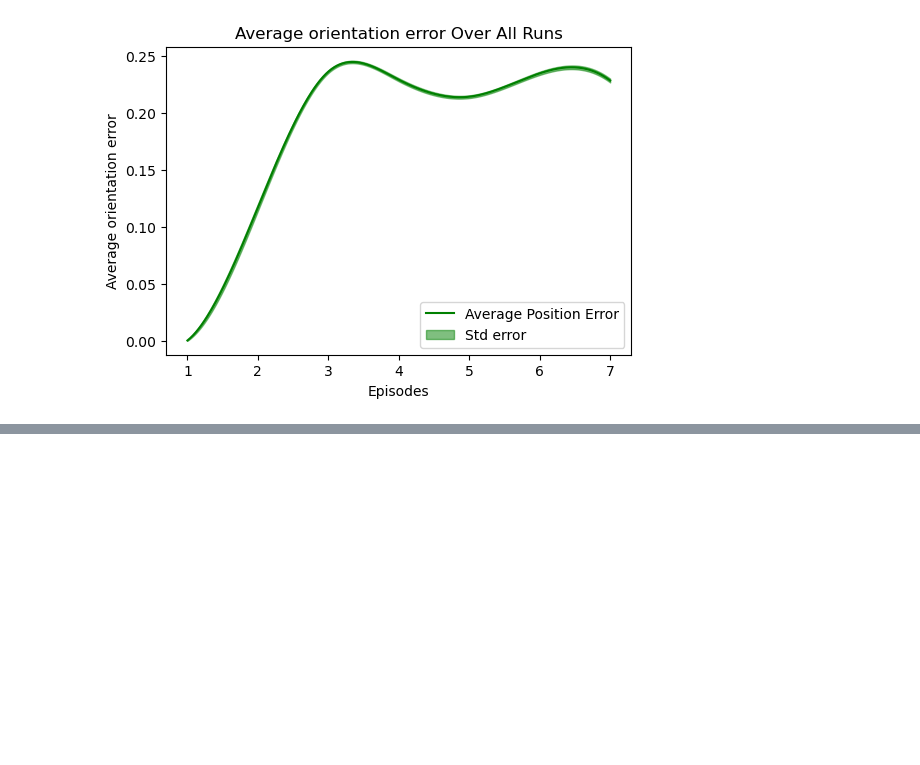
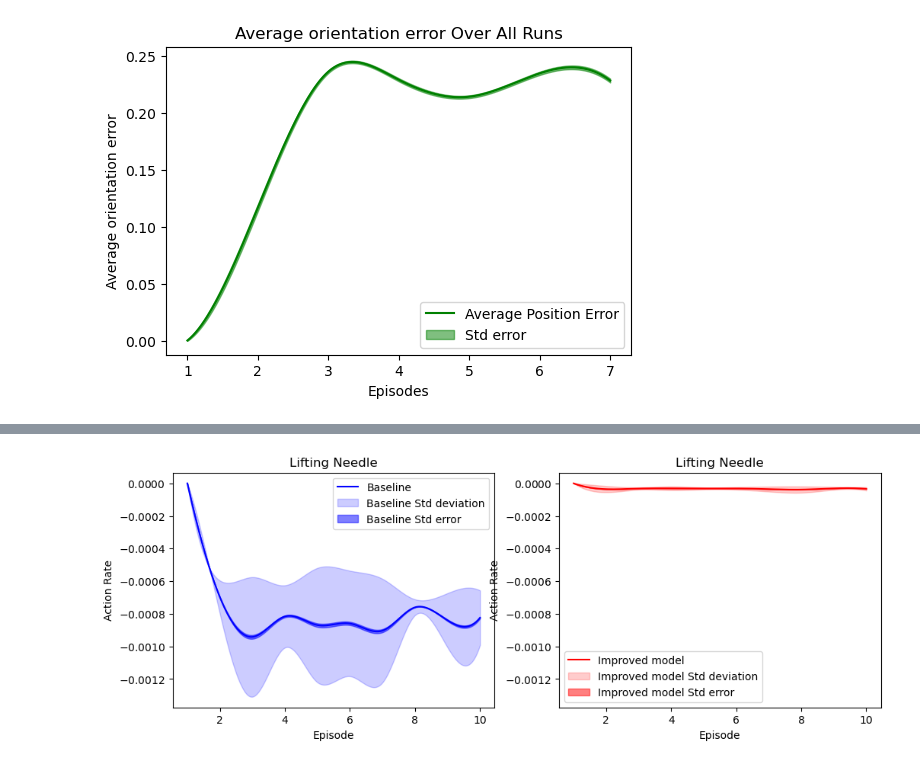
Before and after one commit to marcali/orbit-surgical-marcali, a Jupyter notebook: tables.ipynb, the cells around one changed output, grey strips where cells are left out. Drawn from its saved outputs; the diff is of its cells as text; code cells hidden in the pictures; blank space fills up the shorter version.

```diff
--- a/tables.ipynb
+++ b/tables.ipynb
@@ -732,0 +827,66 @@ plt.show()
+# %%
+import pandas as pd
+import numpy as np
+import matplotlib.pyplot as plt
+from scipy.interpolate import make_interp_spline
+from matplotlib.ticker import ScalarFormatter
+
+# Function to process and plot data
+def process_and_plot(file_path, ax, label, color):
+    df = pd.read_csv(file_path, dtype={'action_rate': float})
+
+    # Ensure 'action_rate' contains only numeric values
+    df['action_rate'] = pd.to_numeric(df['action_rate'], errors='coerce')
+
+
+    # Group by epoch and calculate mean, std, and standard error
+    grouped_clean = df.groupby('Episode')['action_rate'].agg(['mean', 'std'])
+    grouped_clean['stderr'] = grouped_clean['std'] / np.sqrt(df['Episode'].value_counts().sort_index())
+
+    # Prepare values for plotting
+    epochs = grouped_clean.index.to_numpy()
+    mean = np.nan_to_num(grouped_clean['mean'])
+    std = np.nan_to_num(grouped_clean['std'])
+    stderr = np.nan_to_num(grouped_clean['stderr'])
+
+    # Interpolation for smoother lines
+    epochs_smooth = np.linspace(epochs.min(), epochs.max(), 300)
+    mean_smooth = make_interp_spline(epochs, mean)(epochs_smooth)
+    std_smooth = make_interp_spline(epochs, std)(epochs_smooth)
+    stderr_smooth = make_interp_spline(epochs, stderr)(epochs_smooth)
+
+    # Plot the graph
+    ax.plot(epochs_smooth, mean_smooth, label=label, color=color)
+    ax.fill_between(epochs_smooth, mean_smooth - std_smooth, mean_smooth + std_smooth, color=color, alpha=0.2, label=f'{label} Std deviation')
+    ax.fill_between(epochs_smooth, mean_smooth - stderr_smooth, mean_smooth + stderr_smooth, color=color, alpha=0.5, label=f'{label} Std error')
+    ax.set_xlabel('Episode')
+    ax.set_ylabel('Action Rate')
+    ax.set_title('Lifting Needle')
+    ax.legend(loc='best')
+
+    # Force display of actual numbers instead of scientific notation
+    ax.yaxis.set_major_formatter(ScalarFormatter(useMathText=True))
+    ax.ticklabel_format(style='plain', axis='y')
+
+# List of file paths and labels
+datasets = [
+    ('data/inference/performance_log_og2.csv', 'Baseline', 'blue'),
+    ('data/inference/performance_log_best2.csv', 'Improved model', 'red')
+]
+
+# Create subplots
+fig, axs = plt.subplots(1, len(datasets), figsize=(6 * len(datasets), 4))
+
+# Process and plot each dataset
+for i, (file_path, label, color) in enumerate(datasets):
+    process_and_plot(file_path, axs[i], label, color)
+
+# Ensure the y-axis scale is the same on both graphs
+y_min = min(ax.get_ylim()[0] for ax in axs)
+y_max = max(ax.get_ylim()[1] for ax in axs)
+for ax in axs:
+    ax.set_ylim(y_min, y_max)
+
+plt.show()
+# %% [output]
+[figure, added]
```
Also changed, not shown: parts of 7 cells of this notebook, 10 other files.
